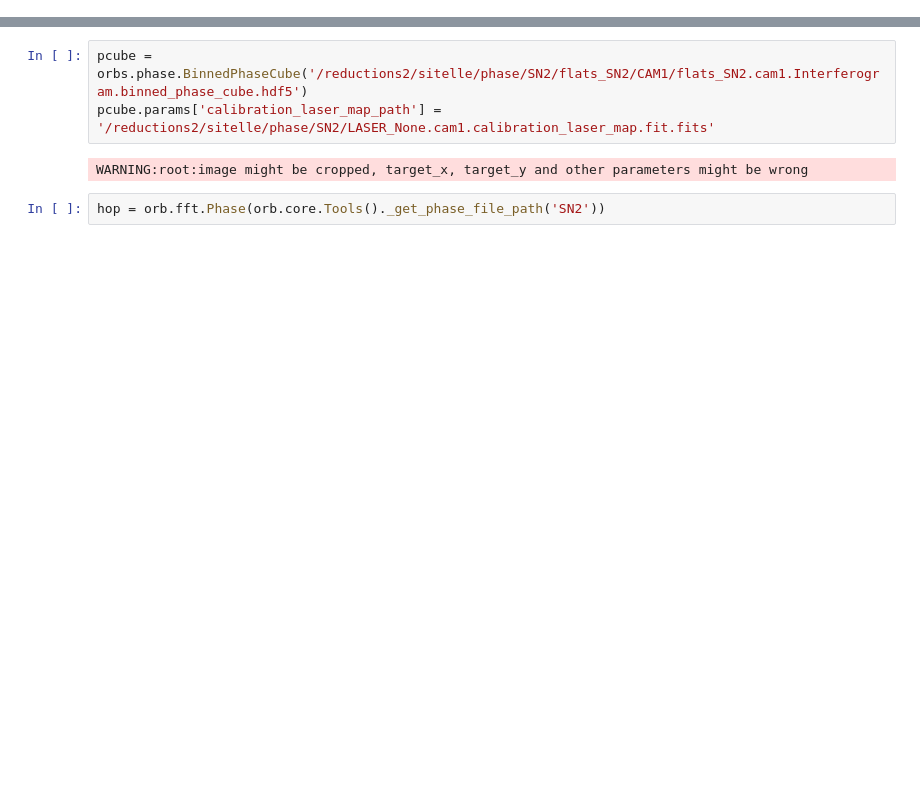
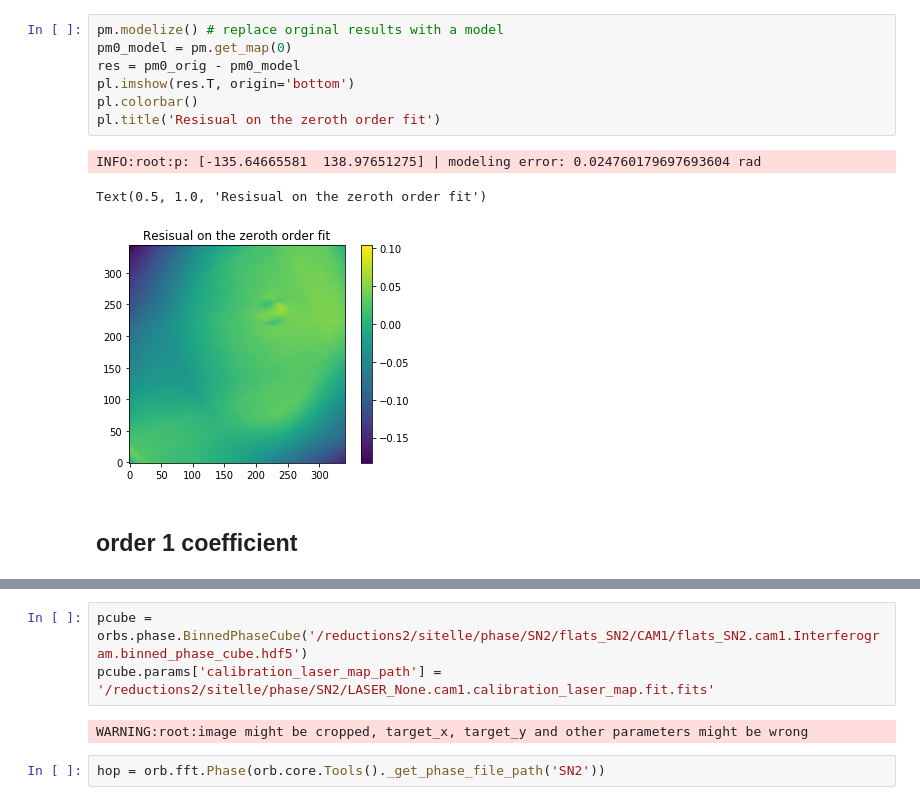
Before and after one commit to thomasorb/orbs, a Jupyter notebook: docs/phase_cube.ipynb, the cells around one changed output, grey strips where cells are left out. Saved outputs shown, nothing was run; the diff lists cells and outputs as text; blank space fills up the shorter version.

```diff
--- a/docs/phase_cube.ipynb
+++ b/docs/phase_cube.ipynb
@@ -46,0 +110,13 @@ print(phase.dimx)
+# %%
+pm.modelize() # replace orginal results with a model
+pm0_model = pm.get_map(0)
+res = pm0_orig - pm0_model
+pl.imshow(res.T, origin='bottom')
+pl.colorbar()
+pl.title('Resisual on the zeroth order fit')
+# %% [output]
+INFO:root:p: [-135.64665581  138.97651275] | modeling error: 0.024760179697693604 rad
+Text(0.5, 1.0, 'Resisual on the zeroth order fit')
+[figure, added]
+# %% [markdown]
+## order 1 coefficient
```
Also changed, not shown: parts of 25 cells of this notebook, 2 other files.
